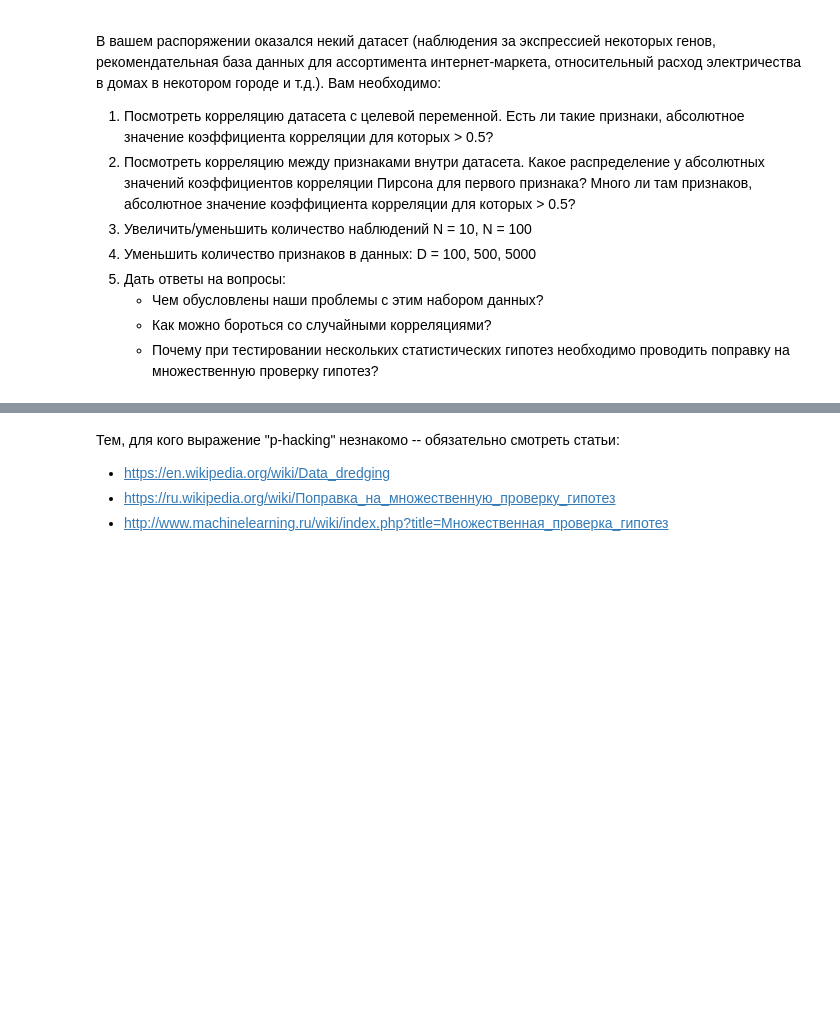
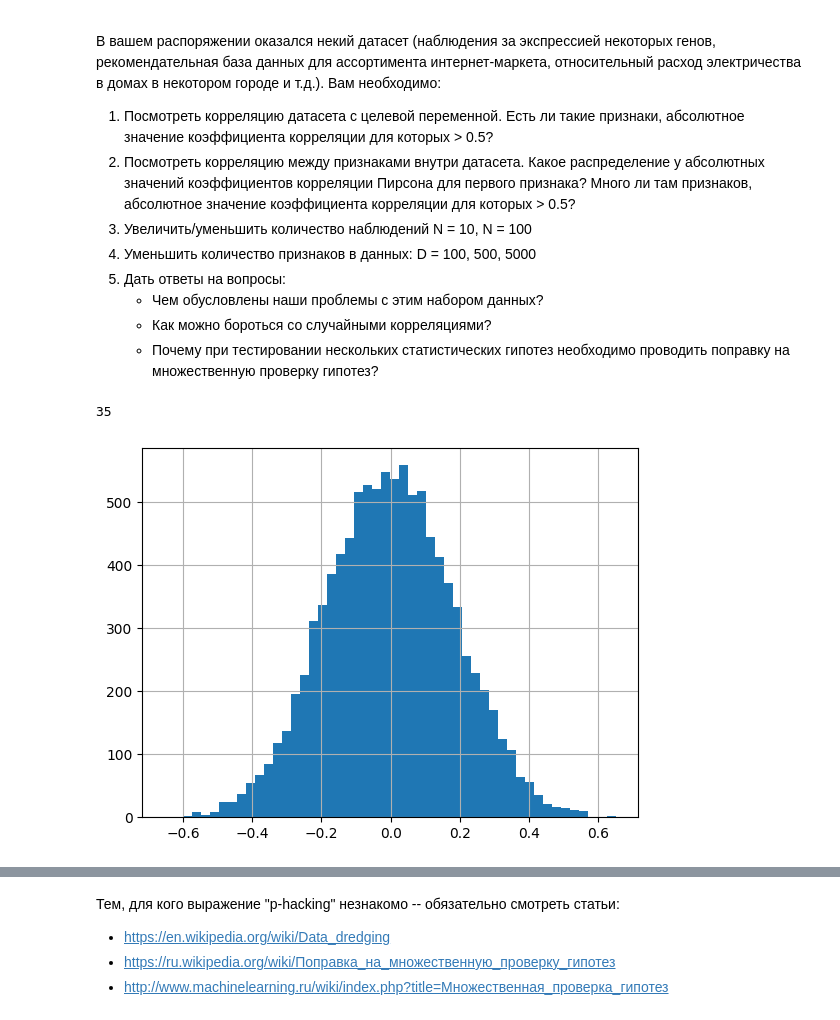
Before and after one commit to vovademar/MML, a Jupyter notebook: HW3/Вальдемар Сергеевич Медведев - Homework_3_data_processing_analysis_classification_regression.ipynb, the cells around one changed output, grey strips where cells are left out. Cells and saved outputs as stored; diff of their text form; code cells hidden in the pictures; blank space fills up the shorter version.

```diff
--- a/HW3/Вальдемар Сергеевич Медведев - Homework_3_data_processing_analysis_classification_regression.ipynb
+++ b/HW3/Вальдемар Сергеевич Медведев - Homework_3_data_processing_analysis_classification_regression.ipynb
@@ -254,8 +265,13 @@ X = pd.DataFrame( np.random.normal(0, 1, (N, D)) ) ## это наши незав
 # %%
 ## можем ли мы получить высокую корреляцию с нашей целевой переменной?
 ccY = X.corrwith(Y)
 ## посмотрите на распределение значений. Есть ли такие "гены", абсолютное значение коэффициента корреляции для которых > 0.5
 ## <ваш код>
+ccY.hist(bins=50)
+(ccY > 0.5).sum()
+# %% [output]
+35
+[figure, added]
 # %%
 ## теперь давайте проведем аналогичный эксперимент для нашей матрицы X...
 ## определим "коэкспрессию" ...
```
Also changed, not shown: parts of 34 cells of this notebook.
